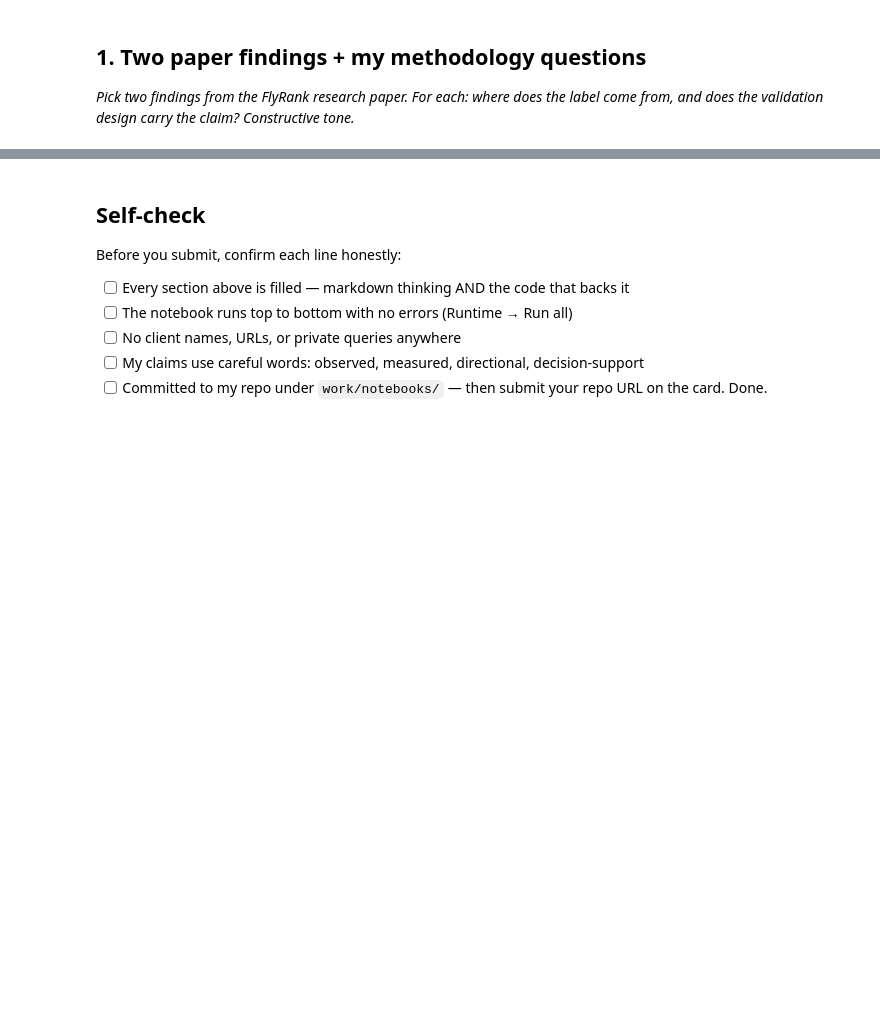
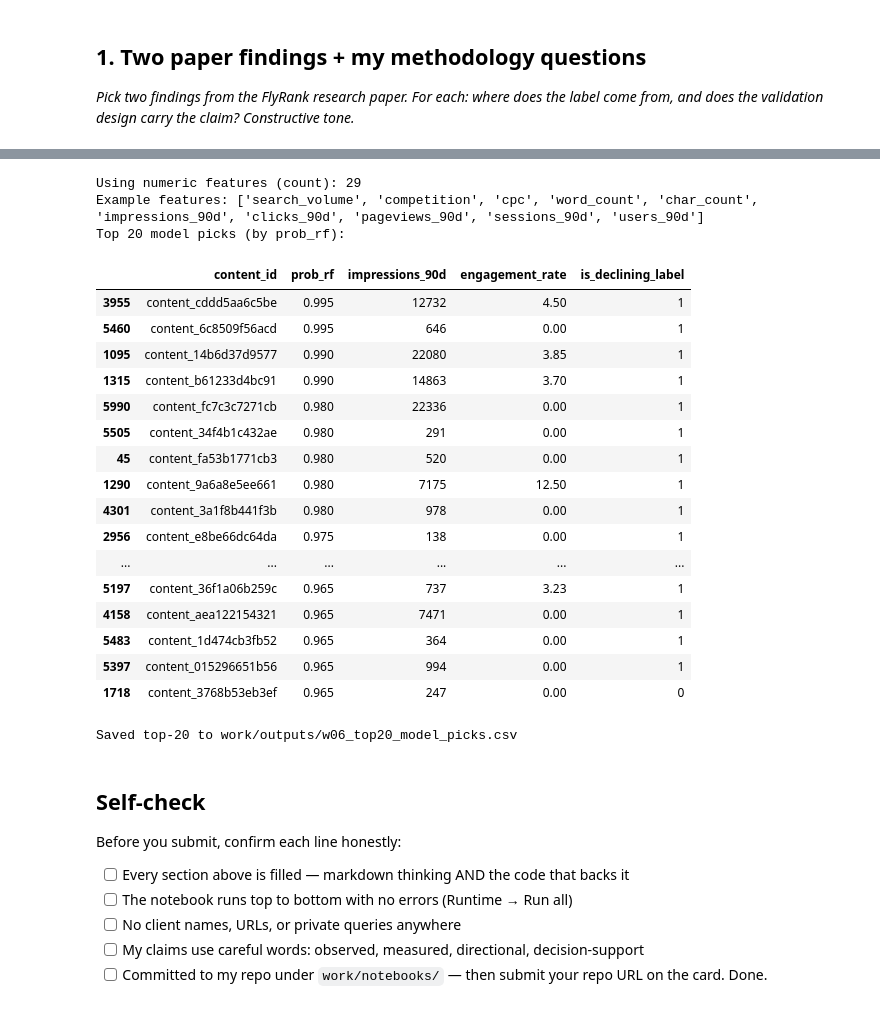
Before and after one commit to shaikhabdullahwaseem17-byte/vigilant-meme, a Jupyter notebook: work/notebooks/w06_validation_audit.ipynb, the cells around one changed output, grey strips where cells are left out. Saved outputs shown, nothing was run; the diff lists cells and outputs as text; code cells hidden in the pictures; blank space fills up the shorter version.

Commit message:
executed validation audit, removed overlapping-window features and reported honest splits

```diff
--- a/work/notebooks/w06_validation_audit.ipynb
+++ b/work/notebooks/w06_validation_audit.ipynb
@@ -37,3 +1086,82 @@ This skeleton is yours to fill. Work the sections **in order** — each one has
+# %%
+# Recreate test split, train RF, and show top-20 ranked items for manual review
+import numpy as np
+import pandas as pd
+from pathlib import Path
+from sklearn.ensemble import RandomForestClassifier
+from sklearn.model_selection import train_test_split
+
+ROOT = Path.cwd()
+df = pd.read_csv(ROOT / 'data' / 'processed' / 'refresh_feature_vector.csv')
+
+# Ensure target exists
+df['is_declining_label'] = df.get('is_declining_label', df.get('trend_direction','').astype(str).str.lower().eq('down').astype(int))
+
+# Columns we removed earlier (label-derived and short-window overlap)
+suspects = [c for c in df.columns if c.lower().startswith('trend') or c.lower().endswith('_label') or 'declin' in c.lower()]
+exclude_ids = ['content_id','client_id','is_declining_label']
+# also drop short-window columns (prev/last)
+to_drop = [c for c in df.columns if any(p in c for p in ['prev_30','prev30','last_30','last30','_prev','_last']) or c in ('impressions_prev_30d','impressions_last_30d','clicks_prev_30d','clicks_last_30d','sessions_prev_30d','sessions_last_30d')]
+exclude = set(suspects + exclude_ids + to_drop)
+numeric_cols = [c for c in df.select_dtypes(include=[np.number]).columns if c not in exclude]
+
+print("Using numeric features (count):", len(numeric_cols))
+print("Example features:", numeric_cols[:10])
+
+# Stratified split (same as earlier)
+indices = np.arange(len(df))
+train_val_idx, test_idx = train_test_split(indices, test_size=0.2, random_state=42, stratify=df['is_declining_label'])
+train_idx, _ = train_test_split(train_val_idx, test_size=0.25, random_state=42, stratify=df.iloc[train_val_idx]['is_declining_label'])
+
+train = df.iloc[train_idx]
+test = df.iloc[test_idx].copy().reset_index(drop=True)
+
+X_train = train[numeric_cols].fillna(0).values
+y_train = train['is_declining_label'].values
+X_test = test[numeric_cols].fillna(0).values
+y_test = test['is_declining_label'].values
+
+# Train RF
+rf = RandomForestClassifier(n_estimators=200, random_state=42, n_jobs=-1)
+rf.fit(X_train, y_train)
+
+# Predict on test
+probs_rf = rf.predict_proba(X_test)[:,1]
+test['prob_rf'] = probs_rf
+
+# Columns to display (only if present)
+cols = [c for c in ['content_id','prob_rf','baseline_refresh_score','impressions_90d','engagement_rate','is_declining_label'] if c in test.columns]
+
+# Top-20 by model score
+top20 = test.sort_values('prob_rf', ascending=False).head(20)
+print("Top 20 model picks (by prob_rf):")
+display(top20[cols])
+
+# Save top20 for offline review
+top20.to_csv('work/outputs/w06_top20_model_picks.csv', index=False)
+print("Saved top-20 to work/outputs/w06_top20_model_picks.csv")
+# %% [output]
+Using numeric features (count): 29
+Example features: ['search_volume', 'competition', 'cpc', 'word_count', 'char_count', 'impressions_90d', 'clicks_90d', 'pageviews_90d', 'sessions_90d', 'users_90d']
+Top 20 model picks (by prob_rf):
+|  | content_id | prob_rf | impressions_90d | engagement_rate | is_declining_label |
+| 3955 | content_cddd5aa6c5be | 0.995 | 12732 | 4.50 | 1 |
+| 5460 | content_6c8509f56acd | 0.995 | 646 | 0.00 | 1 |
+| 1095 | content_14b6d37d9577 | 0.990 | 22080 | 3.85 | 1 |
+| 1315 | content_b61233d4bc91 | 0.990 | 14863 | 3.70 | 1 |
+| 5990 | content_fc7c3c7271cb | 0.980 | 22336 | 0.00 | 1 |
+| 5505 | content_34f4b1c432ae | 0.980 | 291 | 0.00 | 1 |
+| 45 | content_fa53b1771cb3 | 0.980 | 520 | 0.00 | 1 |
+| 1290 | content_9a6a8e5ee661 | 0.980 | 7175 | 12.50 | 1 |
+| 4301 | content_3a1f8b441f3b | 0.980 | 978 | 0.00 | 1 |
+| 2956 | content_e8be66dc64da | 0.975 | 138 | 0.00 | 1 |
+| ... | ... | ... | ... | ... | ... |
+| 5197 | content_36f1a06b259c | 0.965 | 737 | 3.23 | 1 |
+| 4158 | content_aea122154321 | 0.965 | 7471 | 0.00 | 1 |
+| 5483 | content_1d474cb3fb52 | 0.965 | 364 | 0.00 | 1 |
+| 5397 | content_015296651b56 | 0.965 | 994 | 0.00 | 1 |
+| 1718 | content_3768b53eb3ef | 0.965 | 247 | 0.00 | 0 |
+Saved top-20 to work/outputs/w06_top20_model_picks.csv
 # %% [markdown]
 ## Self-check
 
```
Also changed, not shown: parts of 27 cells of this notebook.
